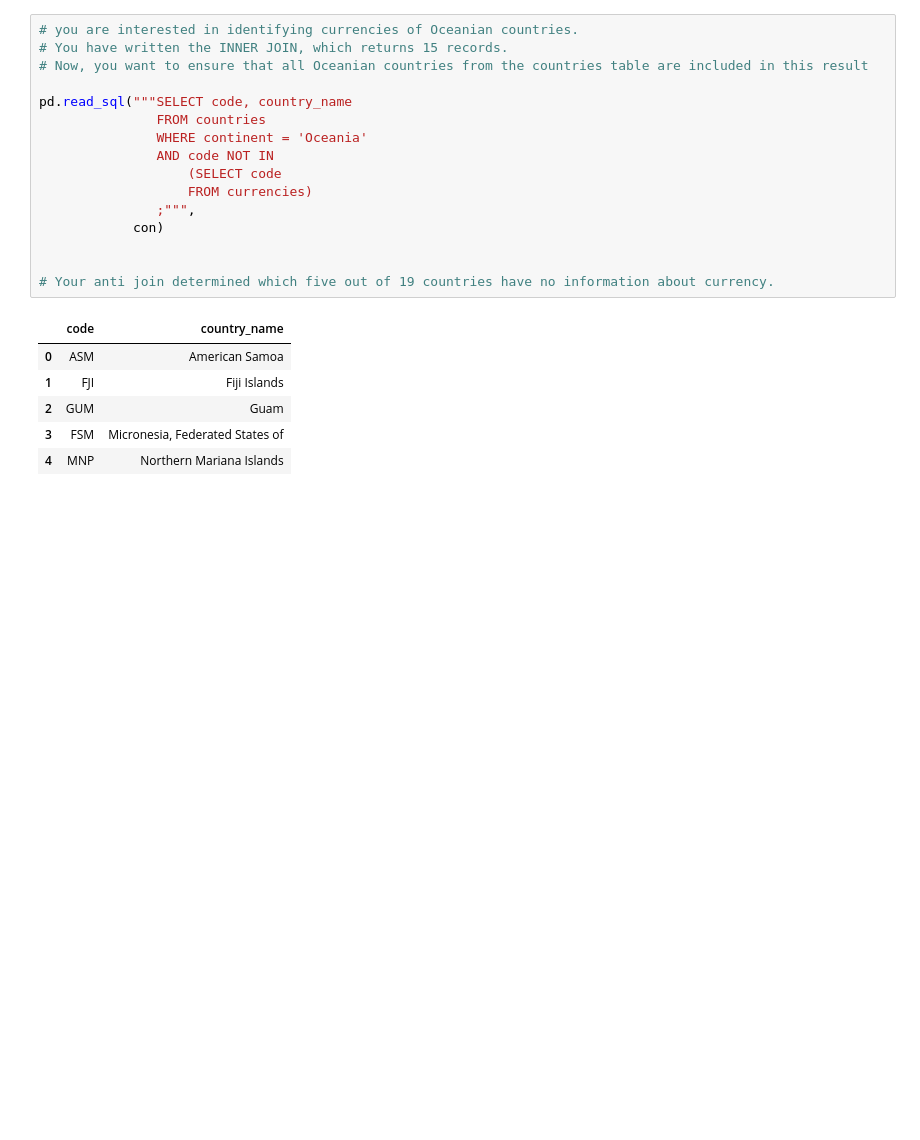
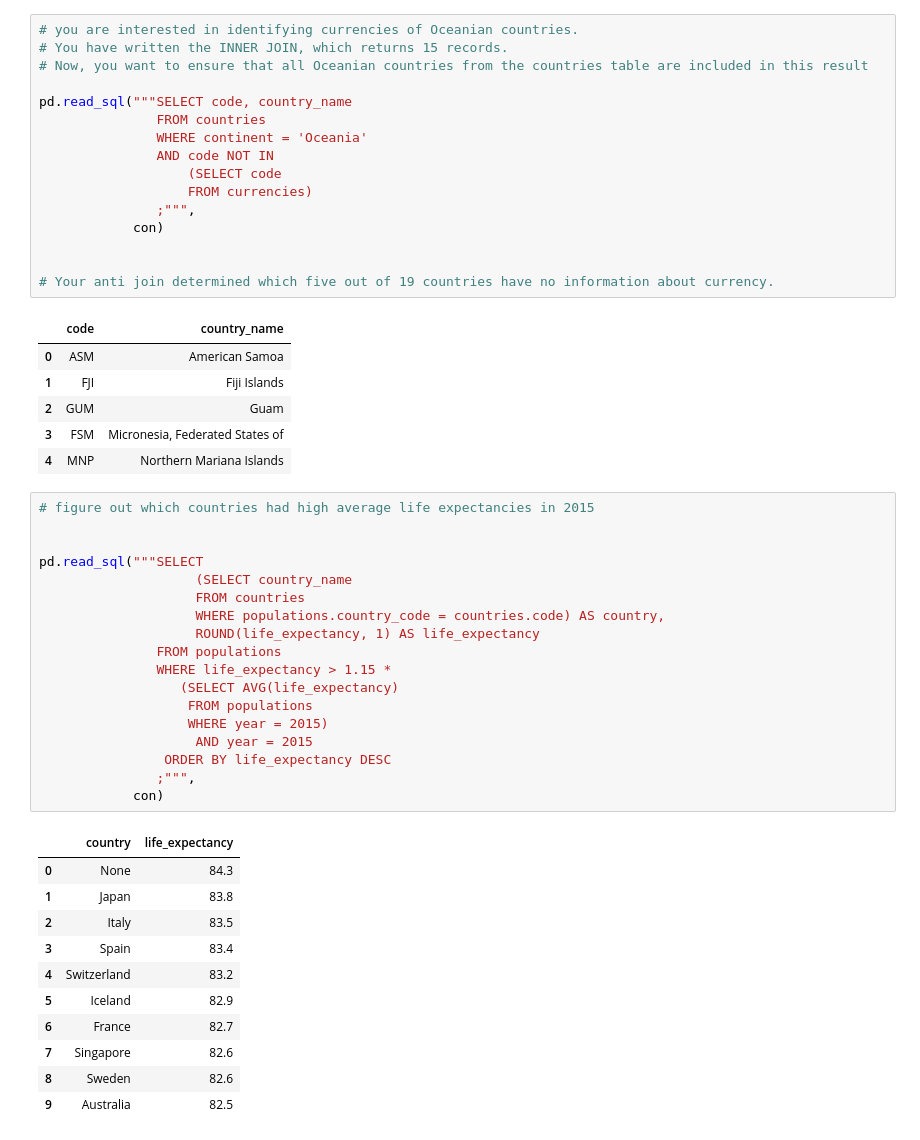
Before and after one commit to Cooleekova/data_engineering, a Jupyter notebook: SQL/Joining_data_in_SQL.ipynb, the cells around one changed output. Drawn from its saved outputs; the diff is of its cells as text; blank space fills up the shorter version.

```diff
--- a/SQL/Joining_data_in_SQL.ipynb
+++ b/SQL/Joining_data_in_SQL.ipynb
@@ -577,3 +578,33 @@ pd.read_sql("""SELECT code, country_name
 | 2 | GUM | Guam |
 | 3 | FSM | Micronesia, Federated States of |
 | 4 | MNP | Northern Mariana Islands |
+# %%
+# figure out which countries had high average life expectancies in 2015
+
+
+pd.read_sql("""SELECT
+                    (SELECT country_name
+                    FROM countries
+                    WHERE populations.country_code = countries.code) AS country,
+                    ROUND(life_expectancy, 1) AS life_expectancy
+               FROM populations
+               WHERE life_expectancy > 1.15 *
+                  (SELECT AVG(life_expectancy)
+                   FROM populations
+                   WHERE year = 2015)
+                    AND year = 2015
+                ORDER BY life_expectancy DESC
+               ;""",
+            con)
+# %% [output]
+|  | country | life_expectancy |
+| 0 | None | 84.3 |
+| 1 | Japan | 83.8 |
+| 2 | Italy | 83.5 |
+| 3 | Spain | 83.4 |
+| 4 | Switzerland | 83.2 |
+| 5 | Iceland | 82.9 |
+| 6 | France | 82.7 |
+| 7 | Singapore | 82.6 |
+| 8 | Sweden | 82.6 |
+| 9 | Australia | 82.5 |
```
Also changed, not shown: parts of 7 cells of this notebook.
